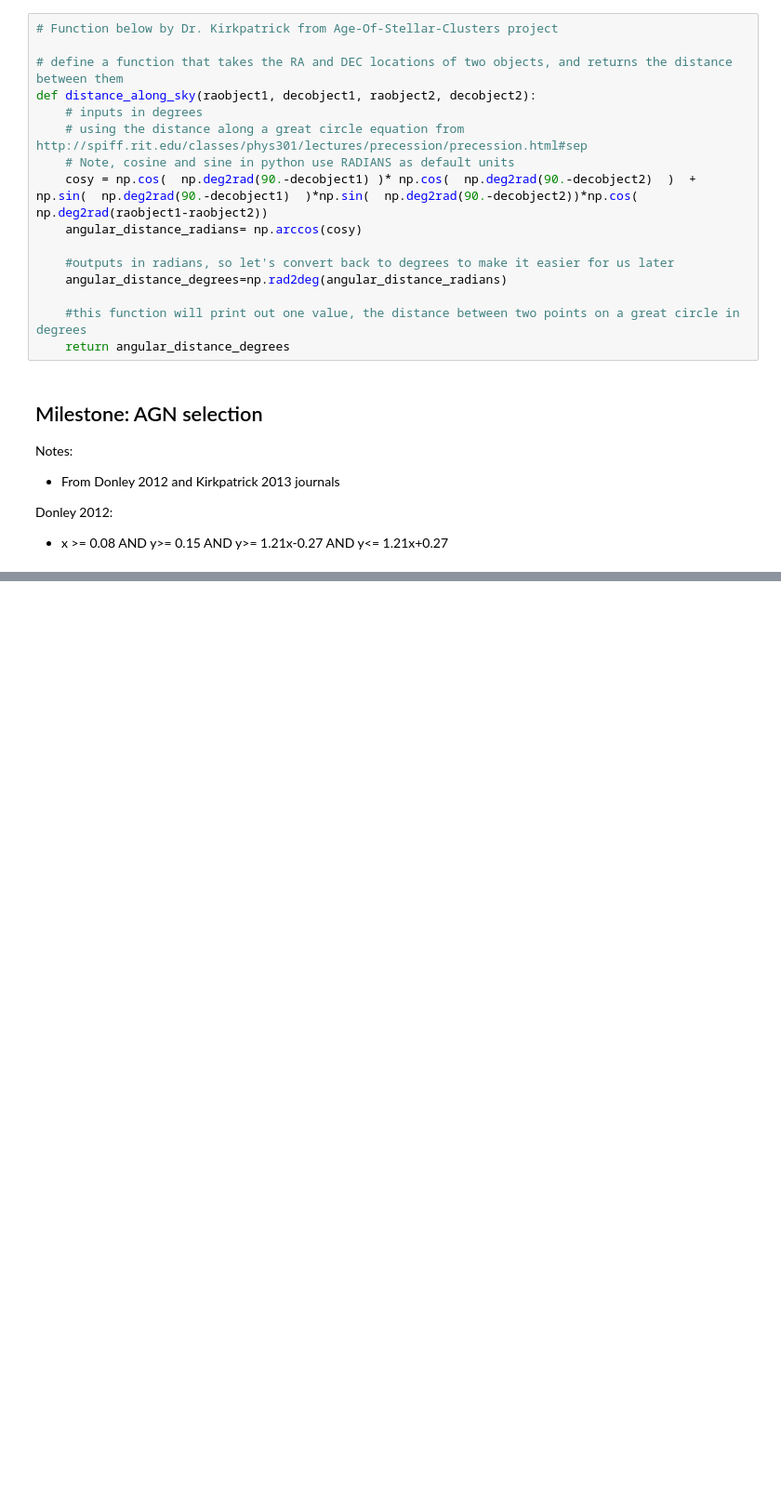
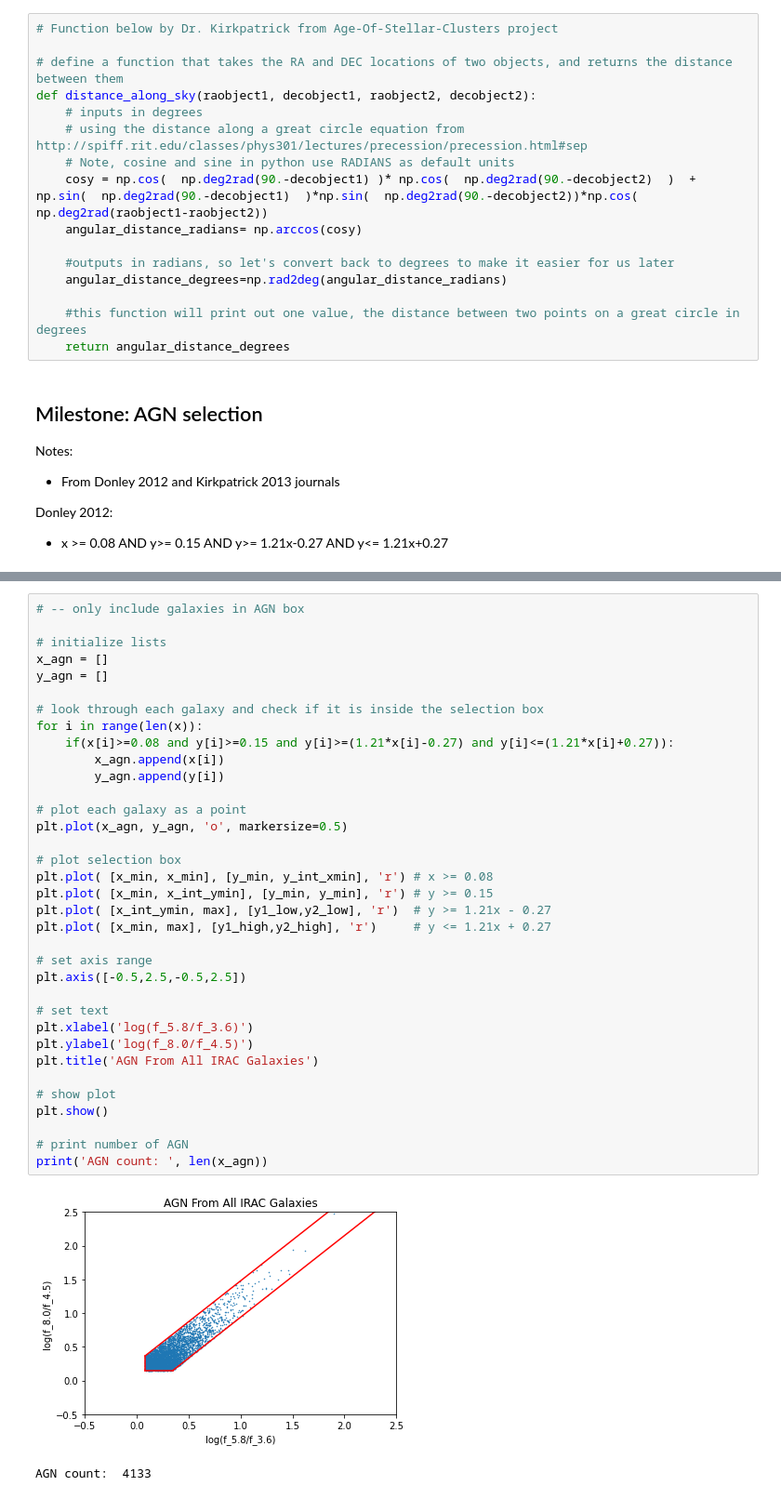
Before and after one commit to parallax-xallaraq/AGNerds, a Jupyter notebook: CEERS_AGN_Search/AGN_Search.ipynb, the cells around one changed output, grey strips where cells are left out. Shown at 93% size. Cells and saved outputs as stored; diff of their text form; blank space fills up the shorter version.

```diff
--- a/CEERS_AGN_Search/AGN_Search.ipynb
+++ b/CEERS_AGN_Search/AGN_Search.ipynb
@@ -179,0 +222,38 @@ plt.show()
+# %%
+# -- only include galaxies in AGN box
+
+# initialize lists
+x_agn = []
+y_agn = []
+
+# look through each galaxy and check if it is inside the selection box
+for i in range(len(x)):
+    if(x[i]>=0.08 and y[i]>=0.15 and y[i]>=(1.21*x[i]-0.27) and y[i]<=(1.21*x[i]+0.27)):
+        x_agn.append(x[i])
+        y_agn.append(y[i])
+
+# plot each galaxy as a point
+plt.plot(x_agn, y_agn, 'o', markersize=0.5)
+
+# plot selection box
+plt.plot( [x_min, x_min], [y_min, y_int_xmin], 'r') # x >= 0.08
+plt.plot( [x_min, x_int_ymin], [y_min, y_min], 'r') # y >= 0.15
+plt.plot( [x_int_ymin, max], [y1_low,y2_low], 'r')  # y >= 1.21x - 0.27
+plt.plot( [x_min, max], [y1_high,y2_high], 'r')     # y <= 1.21x + 0.27
+
+# set axis range
+plt.axis([-0.5,2.5,-0.5,2.5])
+
+# set text
+plt.xlabel('log(f_5.8/f_3.6)')
+plt.ylabel('log(f_8.0/f_4.5)')
+plt.title('AGN From All IRAC Galaxies')
+
+# show plot
+plt.show()
+
+# print number of AGN
+print('AGN count: ', len(x_agn))
+# %% [output]
+[figure, added]
+AGN count:  4133
```
Also changed, not shown: parts of 5 cells of this notebook.
